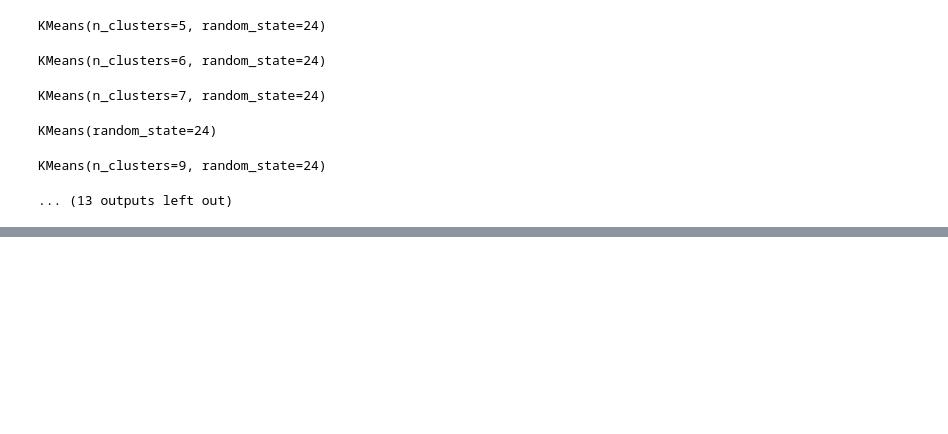
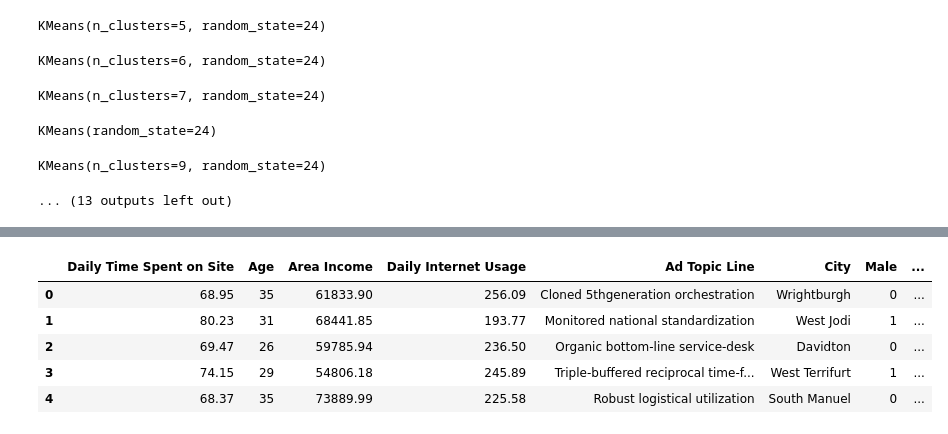
Before and after one commit to UsepSyaikalArifin/DQLab-Academy-Course-Online, a Jupyter notebook: Kelas Fundamental/Machine Learning With Python for Beginner/Jupyter Notebook/main.ipynb, the cells around one changed output, grey strips where cells are left out. Drawn from its saved outputs; the diff is of its cells as text; code cells hidden in the pictures; blank space fills up the shorter version.

Commit message:
Machine Learning Finish

```diff
--- a/Kelas Fundamental/Machine Learning With Python for Beginner/Jupyter Notebook/main.ipynb
+++ b/Kelas Fundamental/Machine Learning With Python for Beginner/Jupyter Notebook/main.ipynb
@@ -1701,0 +1717,97 @@ KMeans(n_clusters=9, random_state=24)
+# %%
+# Load modul atau library
+import pandas as pd
+import matplotlib.pyplot as plt
+import seaborn as sns
+from IPython.display import display
+from sklearn.model_selection import train_test_split
+from sklearn.linear_model import LogisticRegression
+from sklearn.metrics import confusion_matrix, classification_report
+
+# Setting : Matplotlib & Seaborn
+sns.set_style("whitegrid")
+plt.style.use("fivethirtyeight")
+
+# Load dataset
+dataset = pd.read_csv("https://dqlab-dataset.s3-ap-southeast-1.amazonaws.com/pythonTutorial/ecommerce_banner_promo.csv")
+# dataset.to_csv(r"D:\Usep Syaikal Arifin\Computer Programming\Python Programming Language\DQLab-Academy-Course-Online\Kelas Fundamental\Machine Learning With Python for Beginner\File Dokumentasi\File CSV\ecommerce_banner_promo.csv")
+# dataset.to_excel(r"D:\Usep Syaikal Arifin\Computer Programming\Python Programming Language\DQLab-Academy-Course-Online\Kelas Fundamental\Machine Learning With Python for Beginner\File Dokumentasi\File Excel\ecommerce_banner_promo.xlsx")
+display(dataset.head(5))
+
+# Informasi dataset
+print("Dimensi dataset = %d Baris dan %d Kolom"%dataset.shape)
+tipe_dataset = dataset.dtypes.to_frame("Tipe Data")
+missing_value_dataset = dataset.isnull().sum().to_frame("Missing Value")
+statistik_dasar_dataset = dataset.describe().T[["min","max","mean","25%","50%","75%","std"]]
+resume_dataset = pd.concat([tipe_dataset, missing_value_dataset, statistik_dasar_dataset], axis = 1)
+display(resume_dataset.sort_values(by = "Tipe Data"))
+
+# Mengecek korelasi setiap features
+print("Korelasi Data")
+korelasi_data = dataset.corr()
+display(korelasi_data)
+
+# Mengecek distribusi Label
+display(dataset.groupby(["Clicked on Ad"]).size())
+
+# Mengeksplorasi features Age
+plt.figure(figsize=(10, 5))
+plt.hist(dataset["Age"], bins = dataset["Age"].nunique(), color="blue")
+plt.xlabel("Age")
+plt.tight_layout()
+plt.show()
+
+# Mengeksplorasi hubungan setiap features
+plt.figure(figsize=(10,5))
+sns.pairplot(dataset)
+plt.show()
+
+# Breakdown dataset berdasarkan tipe data
+#  globals()["dataset_%s" %kolom] = dataset.select_dtypes(include=kolom)
+list_tipe_data = dataset.dtypes.value_counts().index.to_list()
+kolom_numeric = []
+non_kolom_numeric = []
+for kolom in list_tipe_data:
+    globals()["dataset_%s"%kolom] = dataset.select_dtypes(include=kolom)
+    if kolom == "int64" or kolom == "float64":
+        kolom_numeric.append(kolom)
+    else:
+        non_kolom_numeric.append(kolom)
+
+# Breakdown data menjadi features dan label
+kolom_features = (dataset.dtypes[dataset.dtypes == "float64"].index).to_list() + (dataset.dtypes[dataset.dtypes == "int64"].index).to_list()
+kolom_features.remove("Clicked on Ad")
+display(kolom_features)
+
+# Membuat data X features dan y
+X = dataset[kolom_features]
+y = dataset["Clicked on Ad"]
+
+# Breakdown data menjadi data training dan data test
+X_train, X_test, y_train, y_test = train_test_split(X, y, test_size=0.2, random_state=42)
+
+# Modelling dengan LogisticRegression
+model_LogisticRegression = LogisticRegression()
+model_LogisticRegression = model_LogisticRegression.fit(X_train, y_train)
+y_pred = model_LogisticRegression.predict(X_test)
+
+# Evaluasi model
+print("Evaluasi data training model")
+display(model_LogisticRegression.score(X_train, y_train))
+print("Evaluasi data testing model")
+display(model_LogisticRegression.score(X_test, y_test))
+
+# Evaluasi model
+cm_model_LogisticRegression = confusion_matrix(y_test, y_pred)
+cr_model_LogisticRegression = classification_report(y_test, y_pred)
+print("Evaluasi dengan Confusion Matrix")
+print(cm_model_LogisticRegression)
+print("Evaluasi dengan Classification Report")
+print(cr_model_LogisticRegression)
+# %% [output]
+|  | Daily Time Spent on Site | Age | Area Income | Daily Internet Usage | Ad Topic Line | City | Male | ... |
+| 0 | 68.95 | 35 | 61833.90 | 256.09 | Cloned 5thgeneration orchestration | Wrightburgh | 0 | ... |
+| 1 | 80.23 | 31 | 68441.85 | 193.77 | Monitored national standardization | West Jodi | 1 | ... |
+| 2 | 69.47 | 26 | 59785.94 | 236.50 | Organic bottom-line service-desk | Davidton | 0 | ... |
+| 3 | 74.15 | 29 | 54806.18 | 245.89 | Triple-buffered reciprocal time-f... | West Terrifurt | 1 | ... |
+| 4 | 68.37 | 35 | 73889.99 | 225.58 | Robust logistical utilization | South Manuel | 0 | ... |
```
Also changed, not shown: parts of 3 cells of this notebook, 2 other files.
